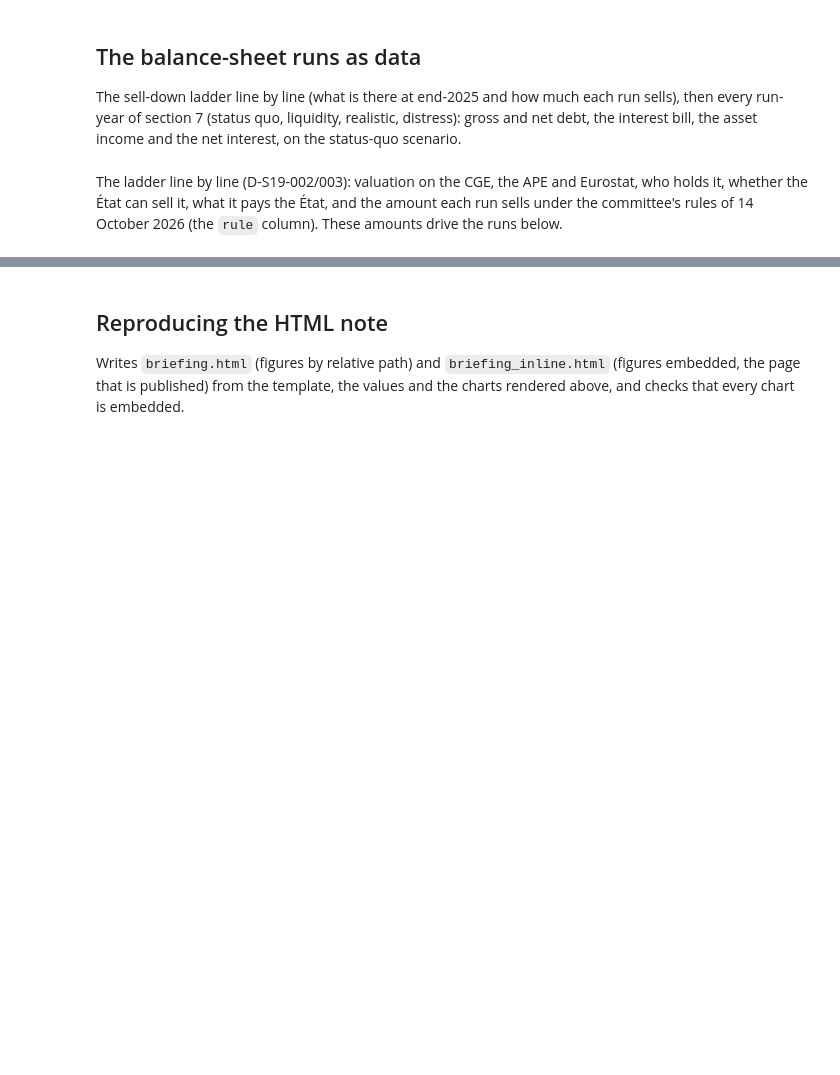
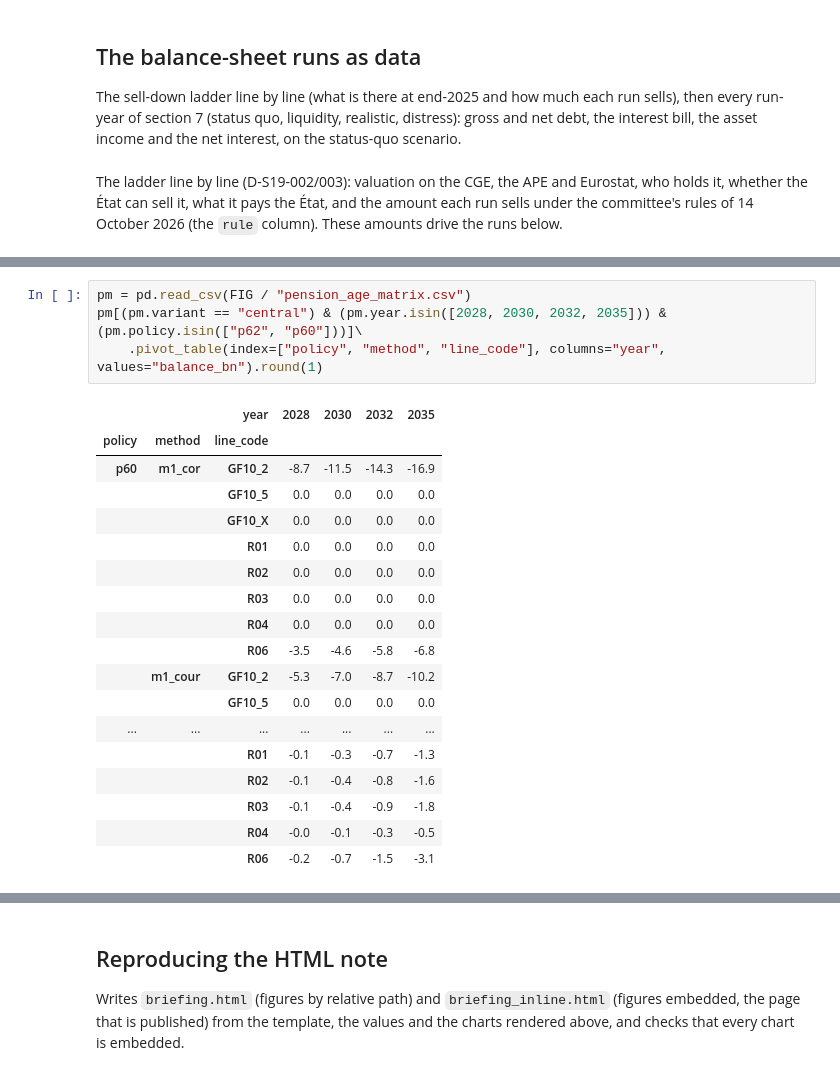
Before and after one commit to adrianchiu1/redbox, a Jupyter notebook: notebooks/France_fiscal_brief_20261013.ipynb, the cells around one changed output, grey strips where cells are left out. Saved outputs shown, nothing was run; the diff lists cells and outputs as text; blank space fills up the shorter version.

```diff
--- a/notebooks/France_fiscal_brief_20261013.ipynb
+++ b/notebooks/France_fiscal_brief_20261013.ipynb
@@ -392,0 +435,23 @@ sd[sd.year.isin([2027, 2030, 2035])][cols].round(1).set_index(["run_label", "yea
+# %%
+pm = pd.read_csv(FIG / "pension_age_matrix.csv")
+pm[(pm.variant == "central") & (pm.year.isin([2028, 2030, 2032, 2035])) & (pm.policy.isin(["p62", "p60"]))]\
+    .pivot_table(index=["policy", "method", "line_code"], columns="year", values="balance_bn").round(1)
+# %% [output]
+|  |  | year | 2028 | 2030 | 2032 | 2035 |
+| policy | method | line_code |  |  |  |  |
+| p60 | m1_cor | GF10_2 | -8.7 | -11.5 | -14.3 | -16.9 |
+|  |  | GF10_5 | 0.0 | 0.0 | 0.0 | 0.0 |
+|  |  | GF10_X | 0.0 | 0.0 | 0.0 | 0.0 |
+|  |  | R01 | 0.0 | 0.0 | 0.0 | 0.0 |
+|  |  | R02 | 0.0 | 0.0 | 0.0 | 0.0 |
+|  |  | R03 | 0.0 | 0.0 | 0.0 | 0.0 |
+|  |  | R04 | 0.0 | 0.0 | 0.0 | 0.0 |
+|  |  | R06 | -3.5 | -4.6 | -5.8 | -6.8 |
+|  | m1_cour | GF10_2 | -5.3 | -7.0 | -8.7 | -10.2 |
+|  |  | GF10_5 | 0.0 | 0.0 | 0.0 | 0.0 |
+| ... | ... | ... | ... | ... | ... | ... |
+|  |  | R01 | -0.1 | -0.3 | -0.7 | -1.3 |
+|  |  | R02 | -0.1 | -0.4 | -0.8 | -1.6 |
+|  |  | R03 | -0.1 | -0.4 | -0.9 | -1.8 |
+|  |  | R04 | -0.0 | -0.1 | -0.3 | -0.5 |
+|  |  | R06 | -0.2 | -0.7 | -1.5 | -3.1 |
```
Also changed, not shown: parts of 10 cells of this notebook, 25 other files.
